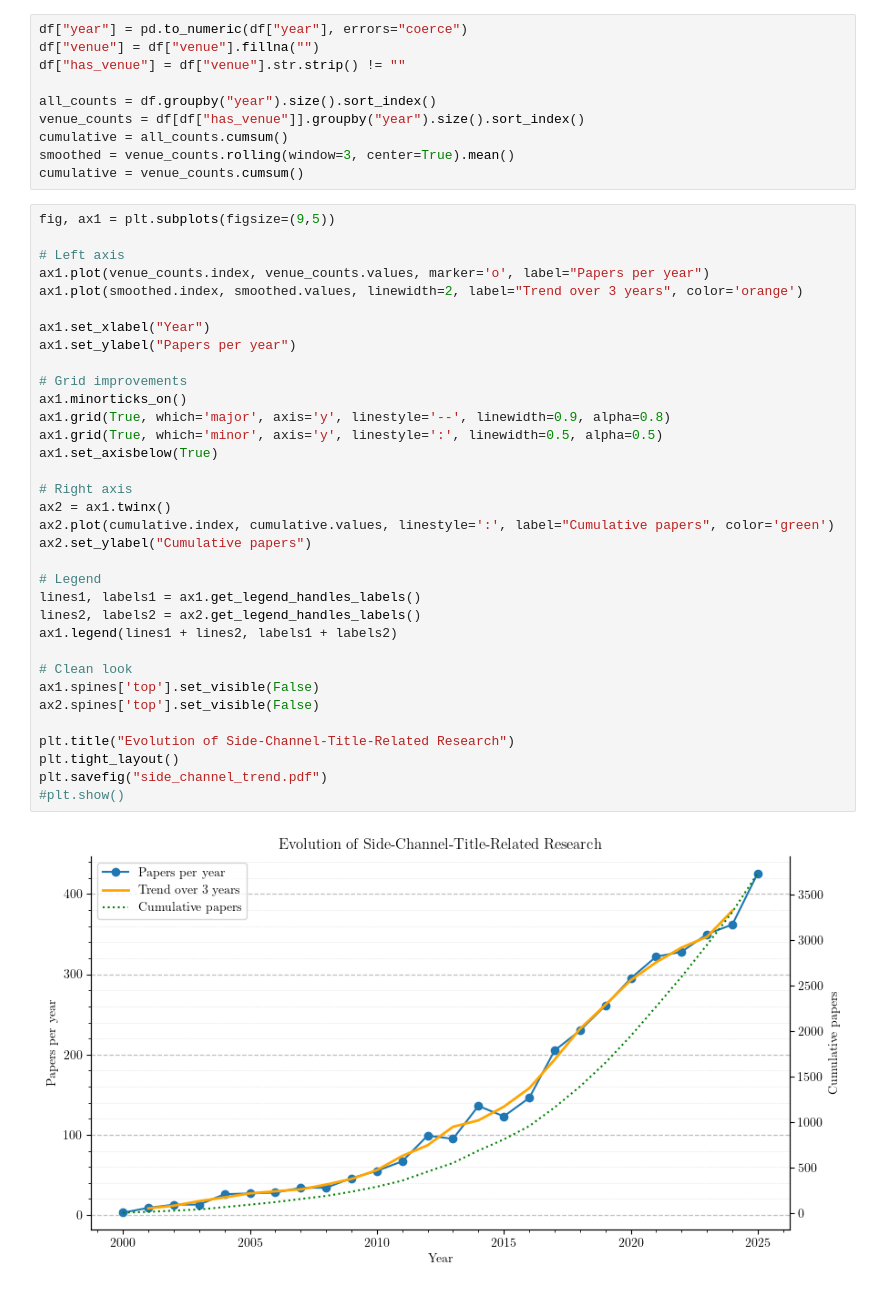
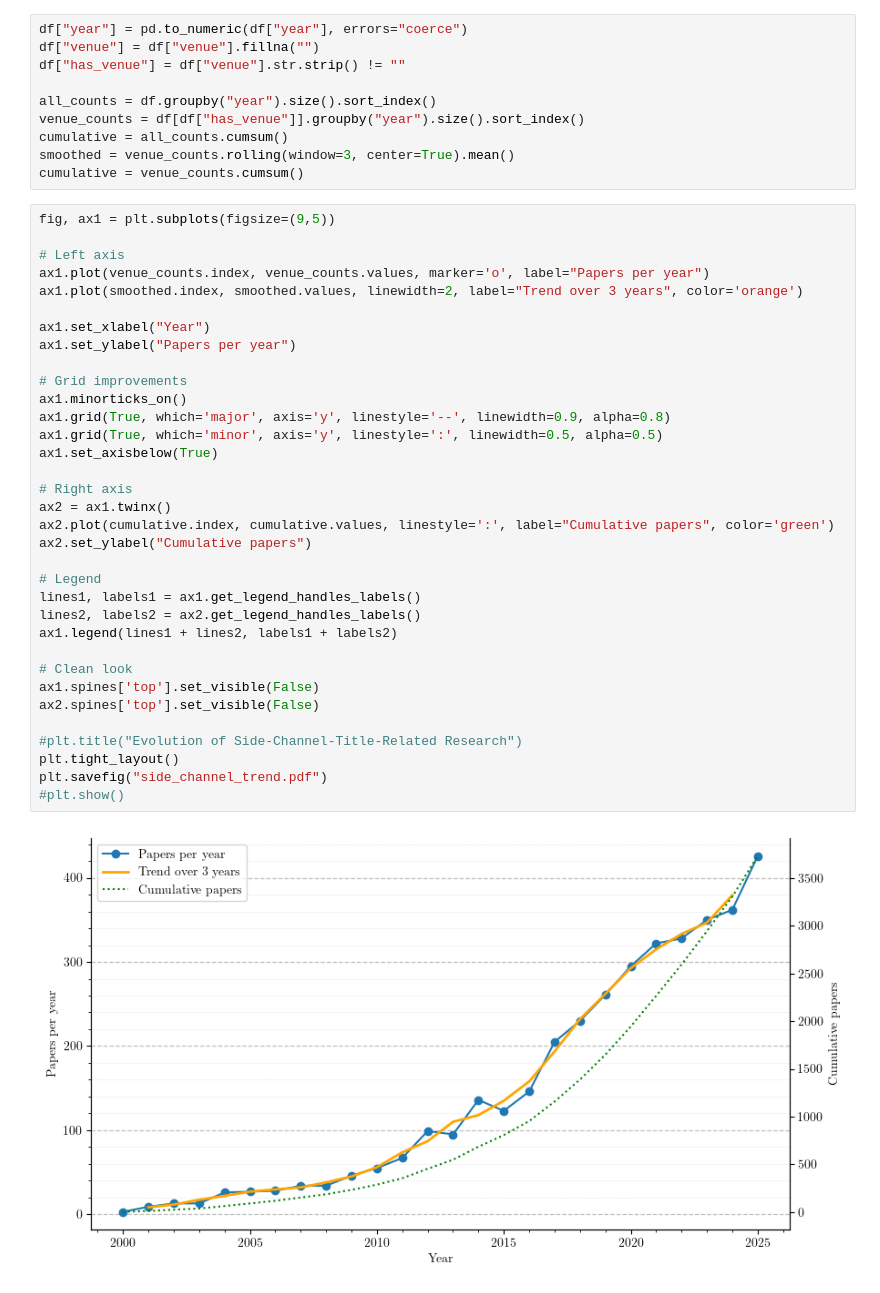
Before and after one commit to Naeele/Manuscript_Artifacts, a Jupyter notebook: Fig_1-1_artifact/analysis.ipynb, the cells around one changed output. Saved outputs shown, nothing was run; the diff lists cells and outputs as text.

Commit message:
fix: update of chapter 3 figures

```diff
--- a/Fig_1-1_artifact/analysis.ipynb
+++ b/Fig_1-1_artifact/analysis.ipynb
@@ -53,32 +53,32 @@ fig, ax1 = plt.subplots(figsize=(9,5))
 ax1.plot(venue_counts.index, venue_counts.values, marker='o', label="Papers per year")
 ax1.plot(smoothed.index, smoothed.values, linewidth=2, label="Trend over 3 years", color='orange')
 
 ax1.set_xlabel("Year")
 ax1.set_ylabel("Papers per year")
 
 # Grid improvements
 ax1.minorticks_on()
 ax1.grid(True, which='major', axis='y', linestyle='--', linewidth=0.9, alpha=0.8)
 ax1.grid(True, which='minor', axis='y', linestyle=':', linewidth=0.5, alpha=0.5)
 ax1.set_axisbelow(True)
 
 # Right axis
 ax2 = ax1.twinx()
 ax2.plot(cumulative.index, cumulative.values, linestyle=':', label="Cumulative papers", color='green')
 ax2.set_ylabel("Cumulative papers")
 
 # Legend
 lines1, labels1 = ax1.get_legend_handles_labels()
 lines2, labels2 = ax2.get_legend_handles_labels()
 ax1.legend(lines1 + lines2, labels1 + labels2)
 
 # Clean look
 ax1.spines['top'].set_visible(False)
 ax2.spines['top'].set_visible(False)
 
-plt.title("Evolution of Side-Channel-Title-Related Research")
+#plt.title("Evolution of Side-Channel-Title-Related Research")
 plt.tight_layout()
 plt.savefig("side_channel_trend.pdf")
 #plt.show()
 # %% [output]
-[figure, old version]
+[figure, new version]
```
Also changed, not shown: 16 other files.
